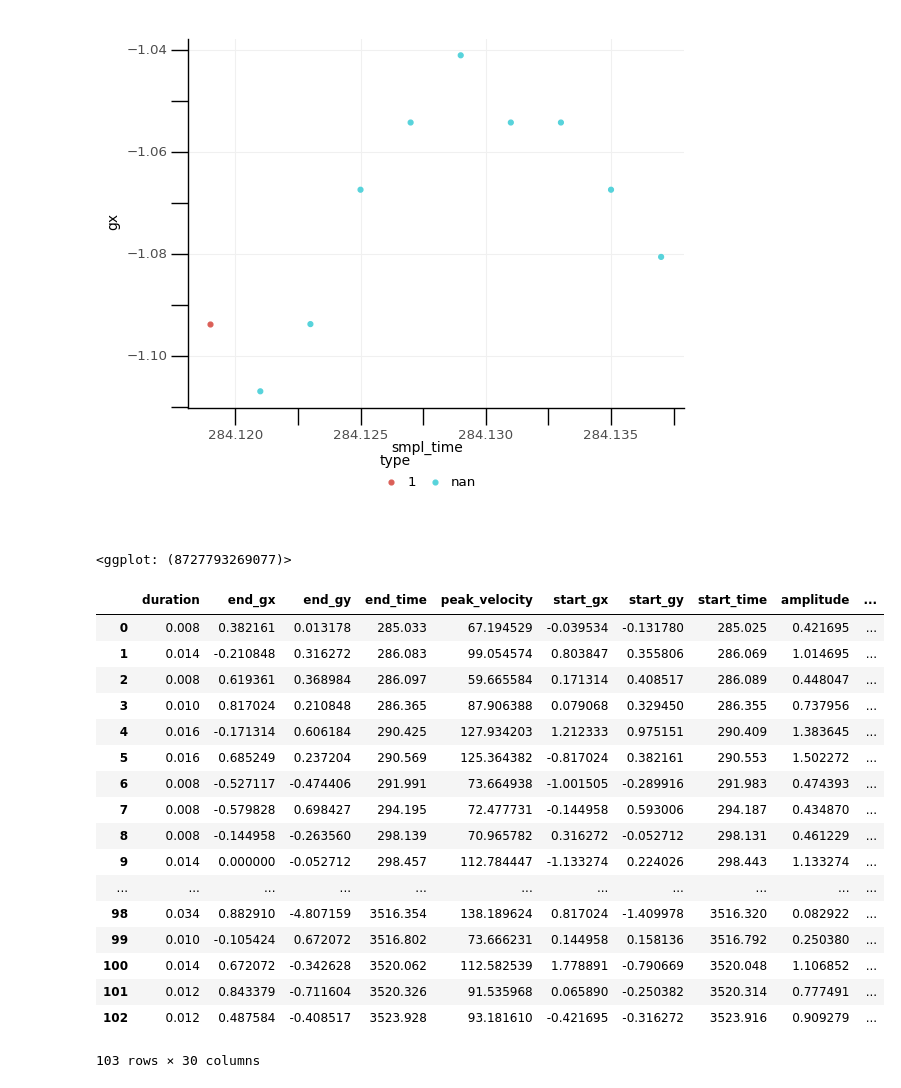
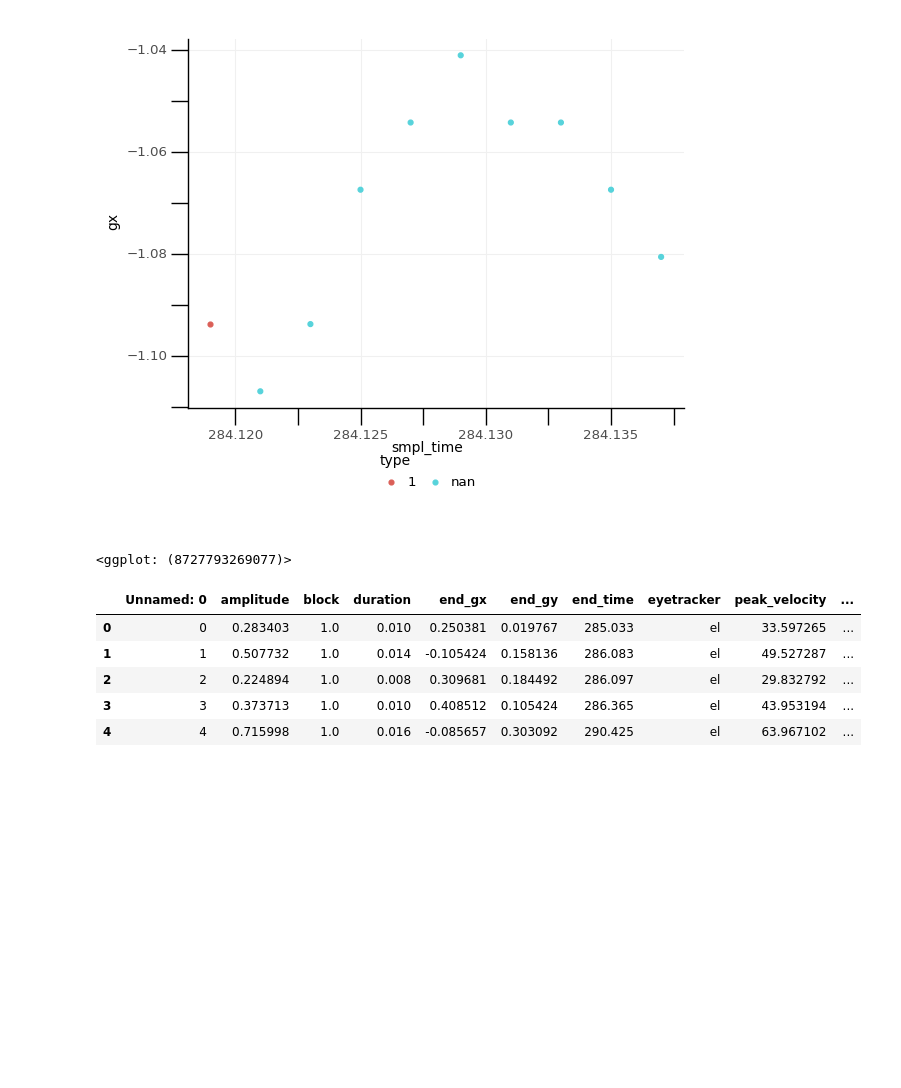
Before and after one commit to behinger/etcomp, a Jupyter notebook: code/MICROSACC.ipynb, the cells around one changed output. Saved outputs shown, nothing was run; the diff lists cells and outputs as text; code cells hidden in the pictures; blank space fills up the shorter version.

```diff
--- a/code/MICROSACC.ipynb
+++ b/code/MICROSACC.ipynb
@@ -227,24 +227,14 @@ ggplot()+ geom_point(aes(x='smpl_time',y='gx',color='type'),data=sel_etsamples.i
 # %% [output]
 [figure]
 <ggplot: (8727793269077)>
+# %%
+microsaccade = pd.read_csv('/net/store/nbp/projects/etcomp/results/microsaccade.csv')
 # %%
-microsaccade
+microsaccade.head()
 # %% [output]
-|  | duration | end_gx | end_gy | end_time | peak_velocity | start_gx | start_gy | start_time | amplitude | ... |
-| 0 | 0.008 | 0.382161 | 0.013178 | 285.033 | 67.194529 | -0.039534 | -0.131780 | 285.025 | 0.421695 | ... |
-| 1 | 0.014 | -0.210848 | 0.316272 | 286.083 | 99.054574 | 0.803847 | 0.355806 | 286.069 | 1.014695 | ... |
-| 2 | 0.008 | 0.619361 | 0.368984 | 286.097 | 59.665584 | 0.171314 | 0.408517 | 286.089 | 0.448047 | ... |
-| 3 | 0.010 | 0.817024 | 0.210848 | 286.365 | 87.906388 | 0.079068 | 0.329450 | 286.355 | 0.737956 | ... |
-| 4 | 0.016 | -0.171314 | 0.606184 | 290.425 | 127.934203 | 1.212333 | 0.975151 | 290.409 | 1.383645 | ... |
-| 5 | 0.016 | 0.685249 | 0.237204 | 290.569 | 125.364382 | -0.817024 | 0.382161 | 290.553 | 1.502272 | ... |
-| 6 | 0.008 | -0.527117 | -0.474406 | 291.991 | 73.664938 | -1.001505 | -0.289916 | 291.983 | 0.474393 | ... |
-| 7 | 0.008 | -0.579828 | 0.698427 | 294.195 | 72.477731 | -0.144958 | 0.593006 | 294.187 | 0.434870 | ... |
-| 8 | 0.008 | -0.144958 | -0.263560 | 298.139 | 70.965782 | 0.316272 | -0.052712 | 298.131 | 0.461229 | ... |
-| 9 | 0.014 | 0.000000 | -0.052712 | 298.457 | 112.784447 | -1.133274 | 0.224026 | 298.443 | 1.133274 | ... |
-| ... | ... | ... | ... | ... | ... | ... | ... | ... | ... | ... |
-| 98 | 0.034 | 0.882910 | -4.807159 | 3516.354 | 138.189624 | 0.817024 | -1.409978 | 3516.320 | 0.082922 | ... |
-| 99 | 0.010 | -0.105424 | 0.672072 | 3516.802 | 73.666231 | 0.144958 | 0.158136 | 3516.792 | 0.250380 | ... |
-| 100 | 0.014 | 0.672072 | -0.342628 | 3520.062 | 112.582539 | 1.778891 | -0.790669 | 3520.048 | 1.106852 | ... |
-| 101 | 0.012 | 0.843379 | -0.711604 | 3520.326 | 91.535968 | 0.065890 | -0.250382 | 3520.314 | 0.777491 | ... |
-| 102 | 0.012 | 0.487584 | -0.408517 | 3523.928 | 93.181610 | -0.421695 | -0.316272 | 3523.916 | 0.909279 | ... |
+|  | Unnamed: 0 | amplitude | block | duration | end_gx | end_gy | end_time | eyetracker | peak_velocity | ... |
+| 0 | 0 | 0.283403 | 1.0 | 0.010 | 0.250381 | 0.019767 | 285.033 | el | 33.597265 | ... |
+| 1 | 1 | 0.507732 | 1.0 | 0.014 | -0.105424 | 0.158136 | 286.083 | el | 49.527287 | ... |
+| 2 | 2 | 0.224894 | 1.0 | 0.008 | 0.309681 | 0.184492 | 286.097 | el | 29.832792 | ... |
+| 3 | 3 | 0.373713 | 1.0 | 0.010 | 0.408512 | 0.105424 | 286.365 | el | 43.953194 | ... |
+| 4 | 4 | 0.715998 | 1.0 | 0.016 | -0.085657 | 0.303092 | 290.425 | el | 63.967102 | ... |
-103 rows × 30 columns
```
Also changed, not shown: parts of 10 cells of this notebook, 3 other files.
